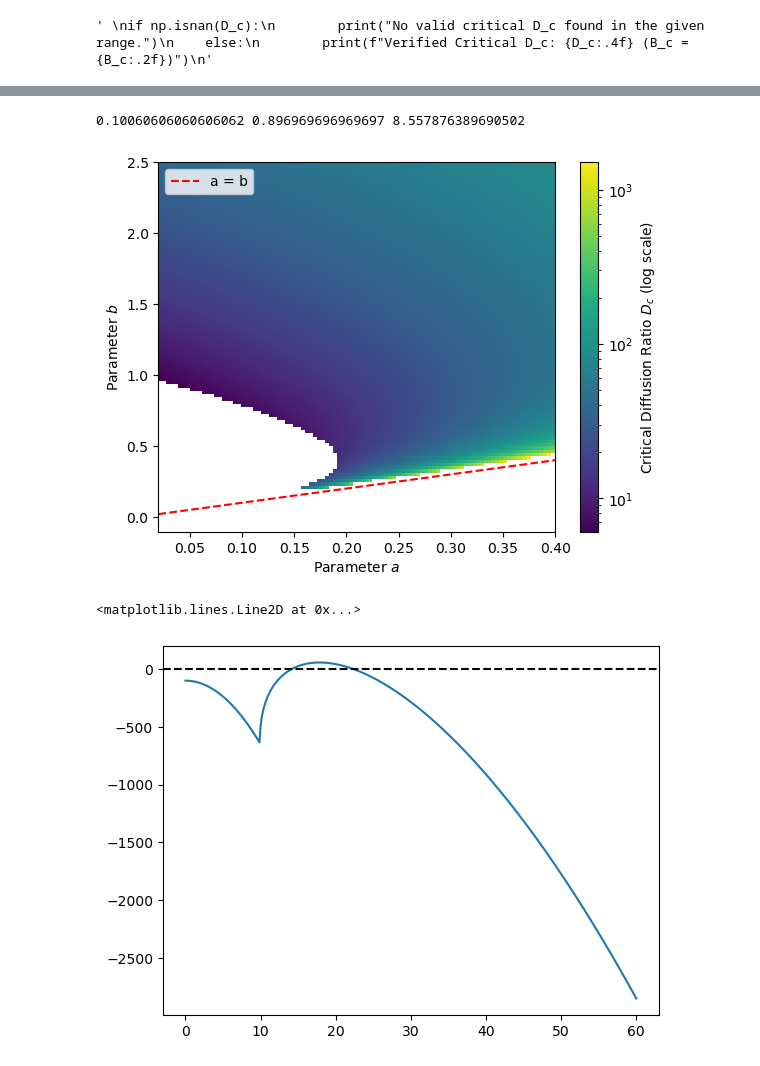
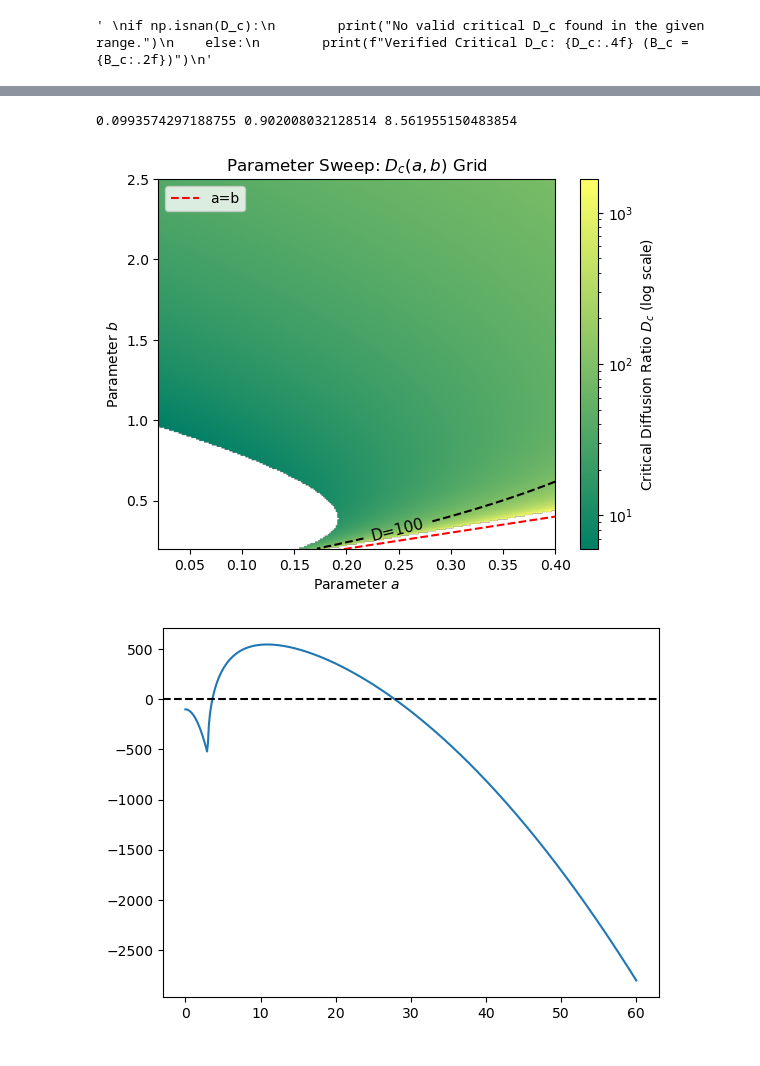
Before and after one commit to Patra-arya/turing_pattern, a Jupyter notebook: Notebook/spatial_jacobian.ipynb, the cells around one changed output, grey strips where cells are left out. Cells and saved outputs as stored; diff of their text form; code cells hidden in the pictures.

Commit message:
added contour plot for D_c (plotted on the dual-parameter sweep), updated other errors.

```diff
--- a/Notebook/spatial_jacobian.ipynb
+++ b/Notebook/spatial_jacobian.ipynb
@@ -8,7 +8,7 @@ a = 0.1
 b = 0.9
 u_star = a + b
 v_star = b / ((a+b)**2)
-L, N, D = 1, 200, 10
+L, N, D = 1, 200, 100
 gamma = 1000
 # %%
 def M_matrix(k, gamma, u, v, D):
@@ -100,10 +100,10 @@ if np.isnan(D_c):
 # %% [output]
 ' \nif np.isnan(D_c):\n        print("No valid critical D_c found in the given range.")\n    else:\n        print(f"Verified Critical D_c: {D_c:.4f} (B_c = {B_c:.2f})")\n'
 # %%
-b_list = np.arange(0.101, 2.5, 0.01)
 b_succ, Dc_succ = [], []
 a_fixed = 0.1
-gamma_crit_D = 100
+b_list = np.arange(a_fixed * 1.1, a_fixed + 3, 0.01)
+gamma_crit_D = 1000
 
 for b in b_list:
     D_c ,_, _, _ = critical_D(a_fixed, b, gamma_crit_D)
@@ -111,15 +111,17 @@ for b in b_list:
         b_succ.append(b)
         Dc_succ.append(D_c)
 
+y_top = D
+
 plt.plot(b_succ, Dc_succ, ls='-', color="red")
-plt.scatter(0.9, 10, marker="^", color="black", label= 'Patterned')
-plt.scatter(1.35, 10, marker="^", color="black", facecolor= 'none', label= 'Decayed Pattern')
+plt.scatter(0.9, 10, marker="^", color="black", label= rf'Patterned at $D$=10')
+plt.scatter(1.35, 10, marker="^", color="black", facecolor= 'none', label=rf'Decayed Pattern at $D$=10')
 plt.xlabel("Parameter $b$")
 plt.ylabel(rf"Critical Diffusion Threshold $D_c$")
-plt.axhline(D, ls='--', alpha =0.5, c='black')
+plt.axhline(10, ls='--', alpha =0.5, c='black', label='Global D')
 plt.axvline(b_succ[0], ls='--', alpha = 0.6, c='red')
 plt.title(rf'Parameter $a$ fixed at 0.1')
-plt.fill_between(b_succ, Dc_succ, Dc_succ[-1], color='red', alpha=0.2, label='Pattern Observed')
-plt.legend(loc='upper center')
+plt.fill_between(b_succ, Dc_succ, y_top, color='red', alpha=0.2, label='Pattern Predicted')
+plt.legend(loc='lower right')
 plt.show()
 # %% [output]
@@ -127,40 +152,58 @@ plt.show()
 # %%
-a_vals = np.linspace(0.02, 0.4, 100)
-b_vals = np.linspace(0.2, 2.5, 100)
+a_vals = np.linspace(0.02, 0.4, 250)
+b_vals = np.linspace(0.2, 2.5, 250)
 Dc_grid = np.full((len(b_vals), len(a_vals)), np.nan)
-gamma_crit_D = 100
 
 for i, b in enumerate(b_vals):
     for j, a in enumerate(a_vals):
         D_c ,_, _, _ = critical_D(a, b, gamma_crit_D)
         Dc_grid[i, j] = D_c
 
 im = plt.imshow(
     Dc_grid,
-    cmap='viridis',origin="lower",
+    cmap='summer',origin="lower",
     aspect='auto',extent=[a_vals[0],a_vals[-1],b_vals[0],b_vals[-1]],
     norm=LogNorm(vmin=np.nanmin(Dc_grid), vmax=np.nanmax(Dc_grid)),
 )
-plt.plot(a_vals, a_vals, ls="--", c="red", label="a = b")
+plt.plot(a_vals, a_vals, ls="--", c="red", label="a=b")
 plt.ylabel(r"Parameter $b$")
 plt.xlabel(r"Parameter $a$")
+plt.ylim(b_vals[0], b_vals[-1])
 plt.colorbar(im, label=r"Critical Diffusion Ratio $D_c$ (log scale)")
+plt.title(r"Parameter Sweep: $D_c (a, b)$ Grid")
 plt.legend(loc="upper left")
+
+c = plt.contour(
+    a_vals, b_vals,
+    Dc_grid,
+    levels=[D],
+    colors="black",
+    linewidths=1.5,
+    linestyles="--")
+fmt = rf'D={D}'
+plt.clabel(
+    c,
+    inline=True,
+    fmt=fmt,
+    fontsize=11,
+    colors="black",
+    inline_spacing=8,
+)
 
 i = np.argmin(np.abs(b_vals - 0.9))
 j = np.argmin(np.abs(a_vals - 0.1))
 print(a_vals[j], b_vals[i], Dc_grid[i, j])
 # %% [output]
-0.10060606060606062 0.896969696969697 8.557876389690502
+0.0993574297188755 0.902008032128514 8.561955150483854
-[figure, old version]
+[figure, new version]
 # %%
 k = np.linspace(0, 60, 500)
 lam = np.array([growth_numerical(ki, gamma= gamma, u=u_star, v=v_star, D=D) for ki in k])
 plt.plot(k,lam)
 plt.axhline(0, c='black', ls= '--')
+plt.show()
 # %% [output]
-<matplotlib.lines.Line2D at 0x...>
-[figure, old version]
+[figure, new version]
 # %%
 peak = k[np.argmax(lam)] # k_critical
 # %%
```
Also changed, not shown: parts of 6 cells of this notebook, 1 other file.
